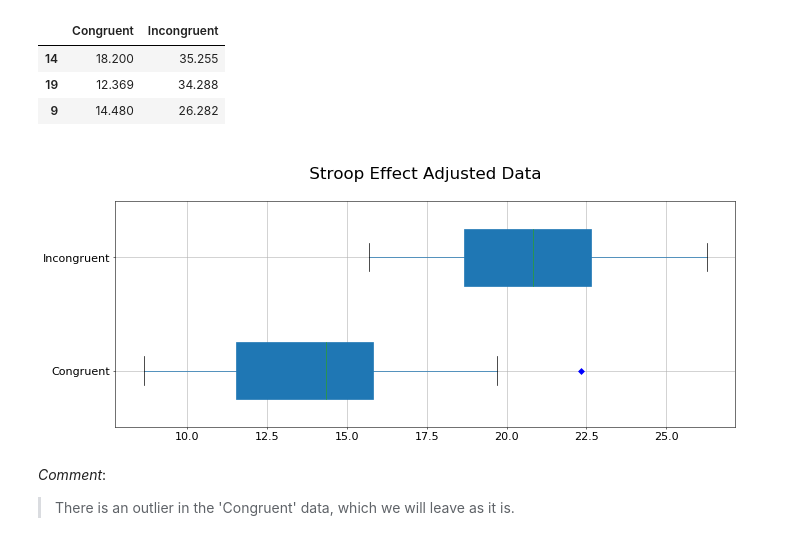
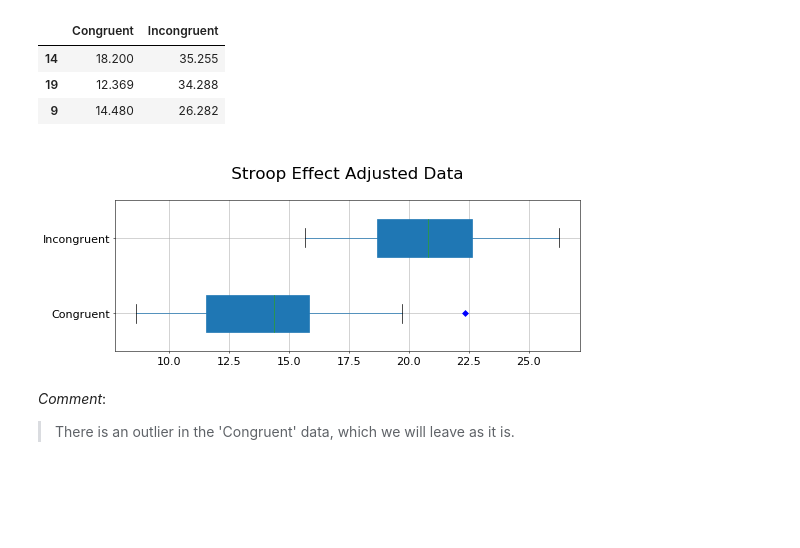
Before and after one commit to SolanaO/dand_t2_p1, a Jupyter notebook: Test a Perceptual Phenomenon.ipynb, the cells around one changed output. Saved outputs shown, nothing was run; the diff lists cells and outputs as text; code cells hidden in the pictures; blank space fills up the shorter version.

```diff
--- a/Test a Perceptual Phenomenon.ipynb
+++ b/Test a Perceptual Phenomenon.ipynb
@@ -148,22 +161,22 @@ df.sort_values(by='Incongruent', ascending=False).head(3)
 # %%
 ### remove the two outliers and replot
 
 df1=df.drop(df.index[[14,19]])
 
 ### create the figure in which the chart will be drawn
-plt.figure(figsize=(16,6), dpi=50, linewidth=2, frameon=True)
+plt.figure(figsize=(12,4), dpi=50, linewidth=2, frameon=True)
 
 ### the horizontal boxplot
 df1.boxplot(sym='bD', vert=False, widths=.5, patch_artist=True, showfliers=True)
 
 ### title and ticks
 plt.title('\n Stroop Effect Adjusted Data \n', fontsize=24)
 plt.xticks(fontsize = 16)
 plt.yticks(fontsize = 16)
 
 plt.show()
 # %% [output]
-[figure, old version]
+[figure, new version]
 # %% [markdown]
 *Comment*:
 
```
Also changed, not shown: parts of 21 cells of this notebook, 1 other file.
